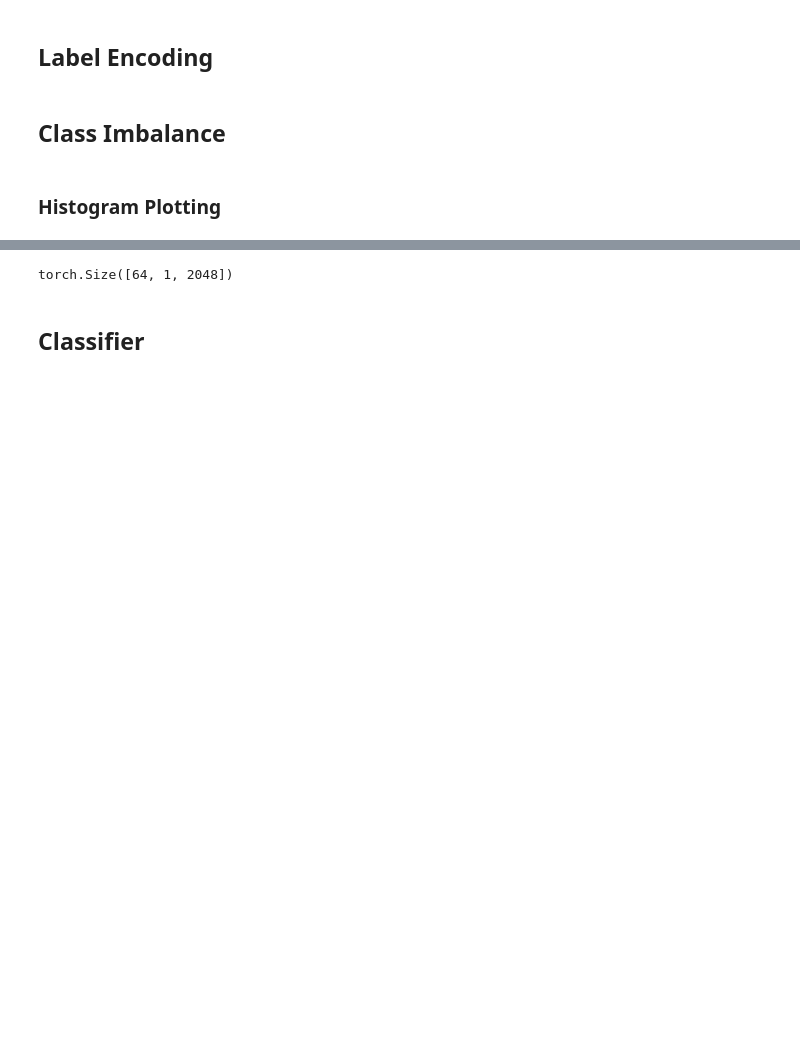
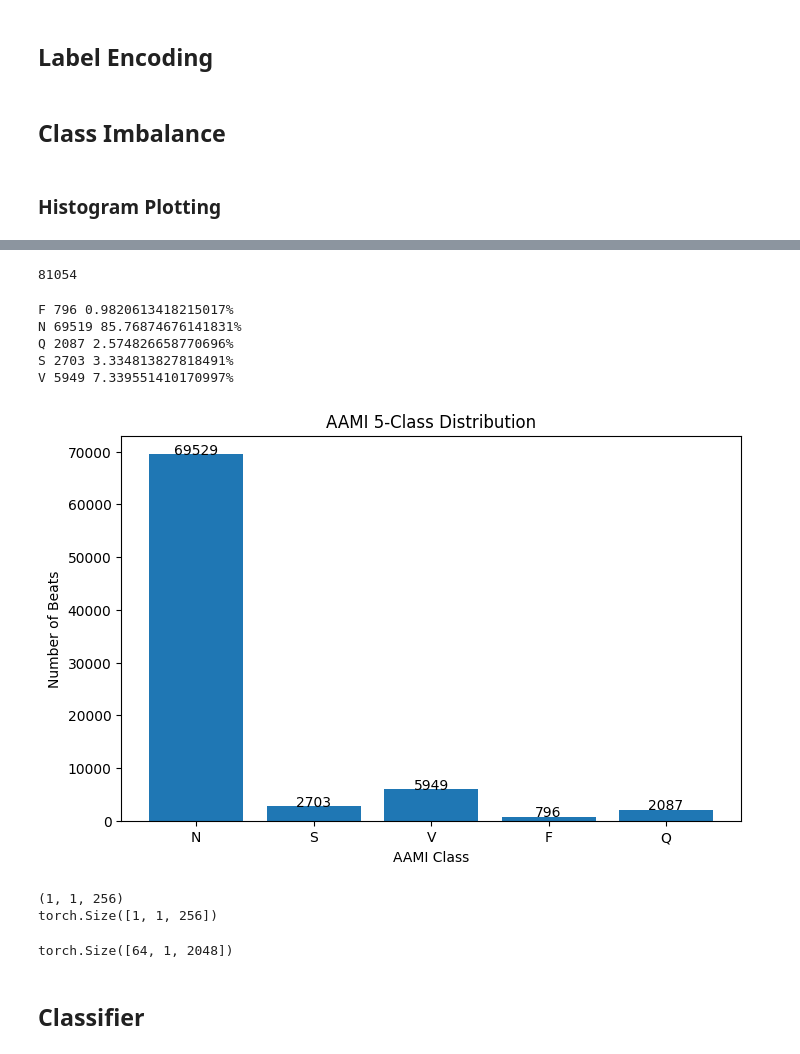
Before and after one commit to halashaheen/CAE-For-ECG-denoising, a Jupyter notebook: CAE_for_ECG_signal_processing.ipynb, the cells around one changed output, grey strips where cells are left out. Drawn from its saved outputs; the diff is of its cells as text; code cells hidden in the pictures; blank space fills up the shorter version.

```diff
--- a/CAE_for_ECG_signal_processing.ipynb
+++ b/CAE_for_ECG_signal_processing.ipynb
@@ -3389,0 +3507,4 @@ AAMI_MAP = {
+# %%
+len(X_denoised_beats_filtered)
+# %% [output]
+81054
@@ -3390,3 +3518,66 @@ AAMI_MAP = {
+# %%
+total = Y_aami.shape[0]
+# %%
+# check class counts
+unique, counts = np.unique(
+    Y_aami,
+    return_counts=True
+)
+
+for u, c in zip(unique, counts):
+    percentage = c/total
+    print(u, c,f"{percentage*100}%" )
+# %% [output]
+F 796 0.9820613418215017%
+N 69519 85.76874676141831%
+Q 2087 2.574826658770696%
+S 2703 3.334813827818491%
+V 5949 7.339551410170997%
+# %%
+import matplotlib.pyplot as plt
+from collections import Counter
+
+counter = Counter(Y_aami)
+
+classes = ['N', 'S', 'V', 'F', 'Q']
+
+counts = [
+    counter.get(c, 0)
+    for c in classes
+]
+# %%
+plt.figure(figsize=(8,5))
+
+plt.bar(classes, counts)
+
+plt.xlabel("AAMI Class")
+
+plt.ylabel("Number of Beats")
+
+plt.title("AAMI 5-Class Distribution")
+
+for i, count in enumerate(counts):
+
+    plt.text(
+        i,
+        count,
+        str(count),
+        ha='center'
+    )
+
+plt.show()
+# %% [output]
+[figure, added]
+# %%
+idx = np.random.randint(len(X_clean_beats))
+sample = X_clean_beats[idx:idx+1]
+
+print(sample.shape)
+sample = torch.tensor(sample,dtype=torch.float32).to(device)
+print(sample.shape)
+# %% [output]
+(1, 1, 256)
+torch.Size([1, 1, 256])
 # %%
 #using model encoder
 
```
Also changed, not shown: parts of 68 cells of this notebook.
